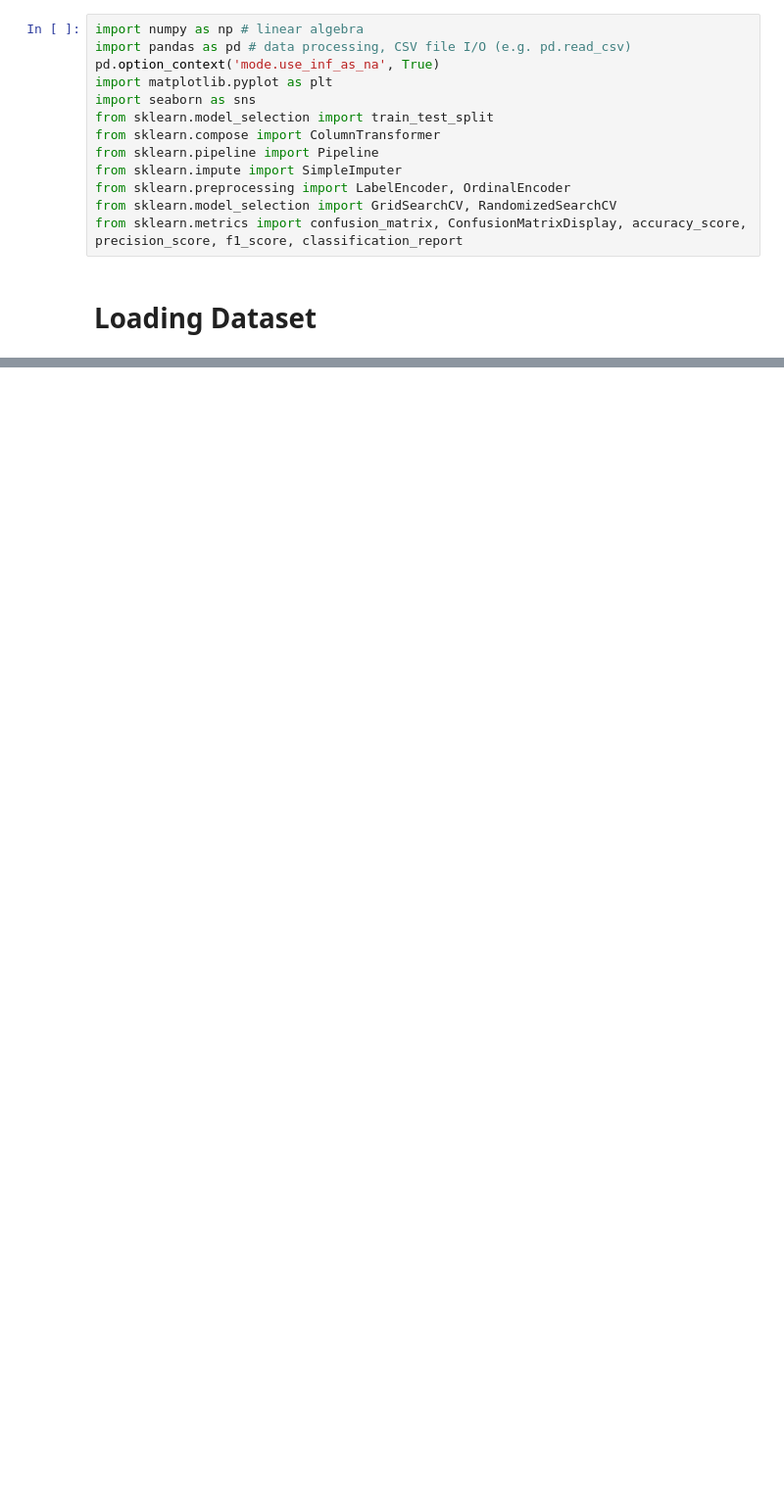
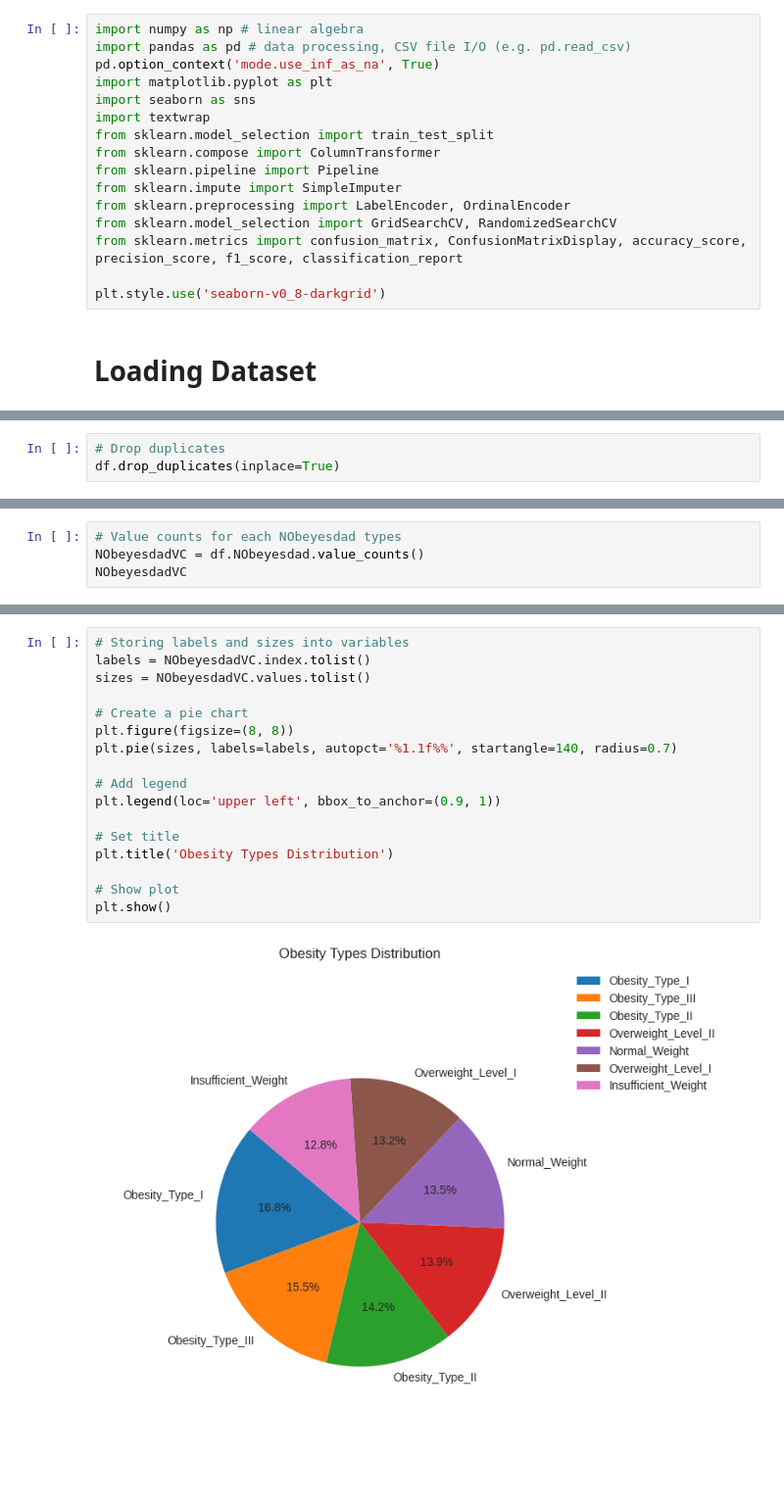
Before and after one commit to ArkaBarua173/Prediction-of-obesity-risk, a Jupyter notebook: Multi classification of obesity risk.ipynb, the cells around one changed output, grey strips where cells are left out. Shown at 98% size. Cells and saved outputs as stored; diff of their text form; blank space fills up the shorter version.

```diff
--- a/Multi classification of obesity risk.ipynb
+++ b/Multi classification of obesity risk.ipynb
@@ -10,6 +10,7 @@ import pandas as pd # data processing, CSV file I/O (e.g. pd.read_csv)
 pd.option_context('mode.use_inf_as_na', True)
 import matplotlib.pyplot as plt
 import seaborn as sns
+import textwrap
 from sklearn.model_selection import train_test_split
 from sklearn.compose import ColumnTransformer
 from sklearn.pipeline import Pipeline
@@ -17,6 +18,8 @@ from sklearn.impute import SimpleImputer
 from sklearn.preprocessing import LabelEncoder, OrdinalEncoder
 from sklearn.model_selection import GridSearchCV, RandomizedSearchCV
 from sklearn.metrics import confusion_matrix, ConfusionMatrixDisplay, accuracy_score, precision_score, f1_score, classification_report
+
+plt.style.use('seaborn-v0_8-darkgrid')
 # %% [markdown]
 # Loading Dataset
 # %%
@@ -31,0 +136,3 @@ df.head()
+# %%
+# Drop duplicates
+df.drop_duplicates(inplace=True)
@@ -31,0 +174,4 @@ df.head()
+# %%
+# Value counts for each NObeyesdad types
+NObeyesdadVC = df.NObeyesdad.value_counts()
+NObeyesdadVC
@@ -31,0 +187,19 @@ df.head()
+# %%
+# Storing labels and sizes into variables
+labels = NObeyesdadVC.index.tolist()
+sizes = NObeyesdadVC.values.tolist()
+
+# Create a pie chart
+plt.figure(figsize=(8, 8))
+plt.pie(sizes, labels=labels, autopct='%1.1f%%', startangle=140, radius=0.7)
+
+# Add legend
+plt.legend(loc='upper left', bbox_to_anchor=(0.9, 1))
+
+# Set title
+plt.title('Obesity Types Distribution')
+
+# Show plot
+plt.show()
+# %% [output]
+[figure, added]
```
Also changed, not shown: parts of 41 cells of this notebook.
